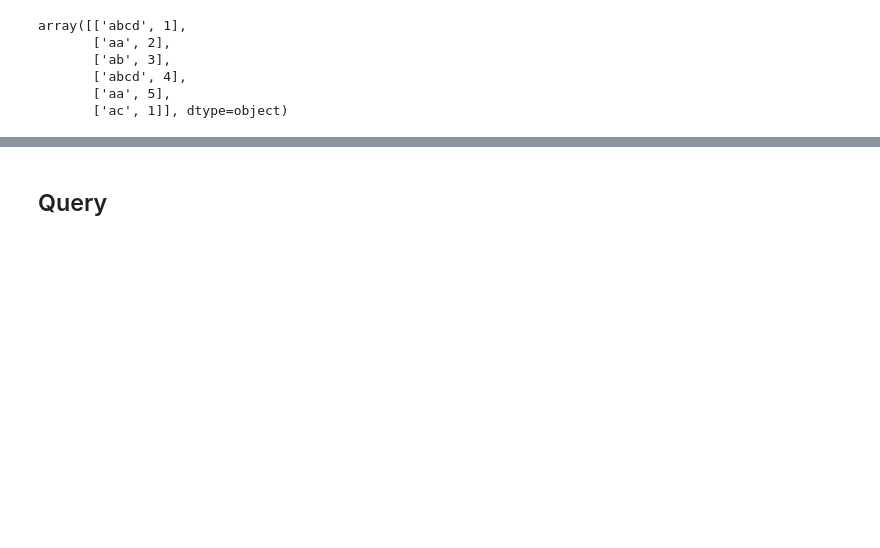
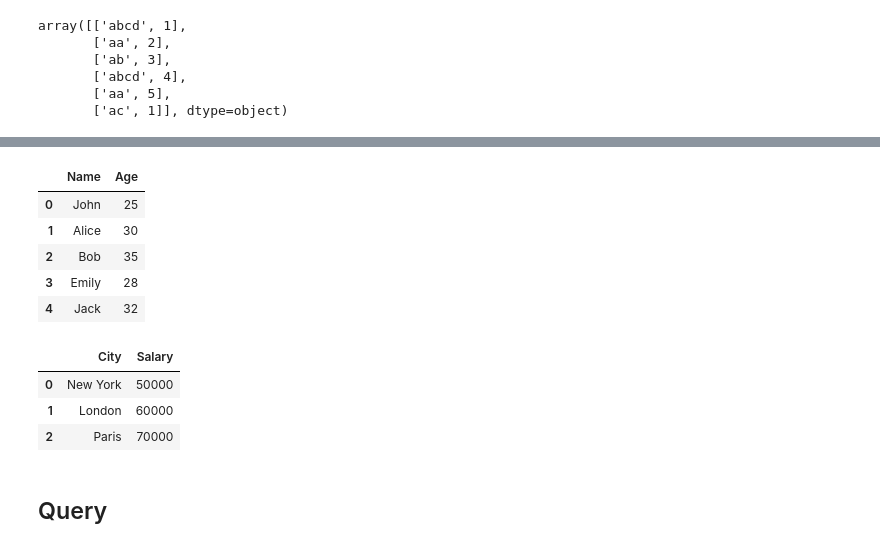
Before and after one commit to EvgeniiZorin/Handbook_Statistics-Probability-and-ML, a Jupyter notebook: _Pandas.ipynb, the cells around one changed output, grey strips where cells are left out. Cells and saved outputs as stored; diff of their text form; code cells hidden in the pictures; blank space fills up the shorter version.

```diff
--- a/_Pandas.ipynb
+++ b/_Pandas.ipynb
@@ -764,0 +812,23 @@ array([['abcd', 1],
+# %%
+### All rows in the selected columns
+### loc
+df.loc[:, ['Name', 'Age']]
+df[['Name', 'Age']].loc[:]
+### iloc
+df.iloc[:, [0, 1]]
+df.iloc[:, 0:2]
+# %% [output]
+|  | Name | Age |
+| 0 | John | 25 |
+| 1 | Alice | 30 |
+| 2 | Bob | 35 |
+| 3 | Emily | 28 |
+| 4 | Jack | 32 |
+# %%
+### Select the first 3 rows of the last 2 columns
+df.iloc[:3, -2:]
+# %% [output]
+|  | City | Salary |
+| 0 | New York | 50000 |
+| 1 | London | 60000 |
+| 2 | Paris | 70000 |
```
Also changed, not shown: parts of 42 cells of this notebook, 1 other file.
